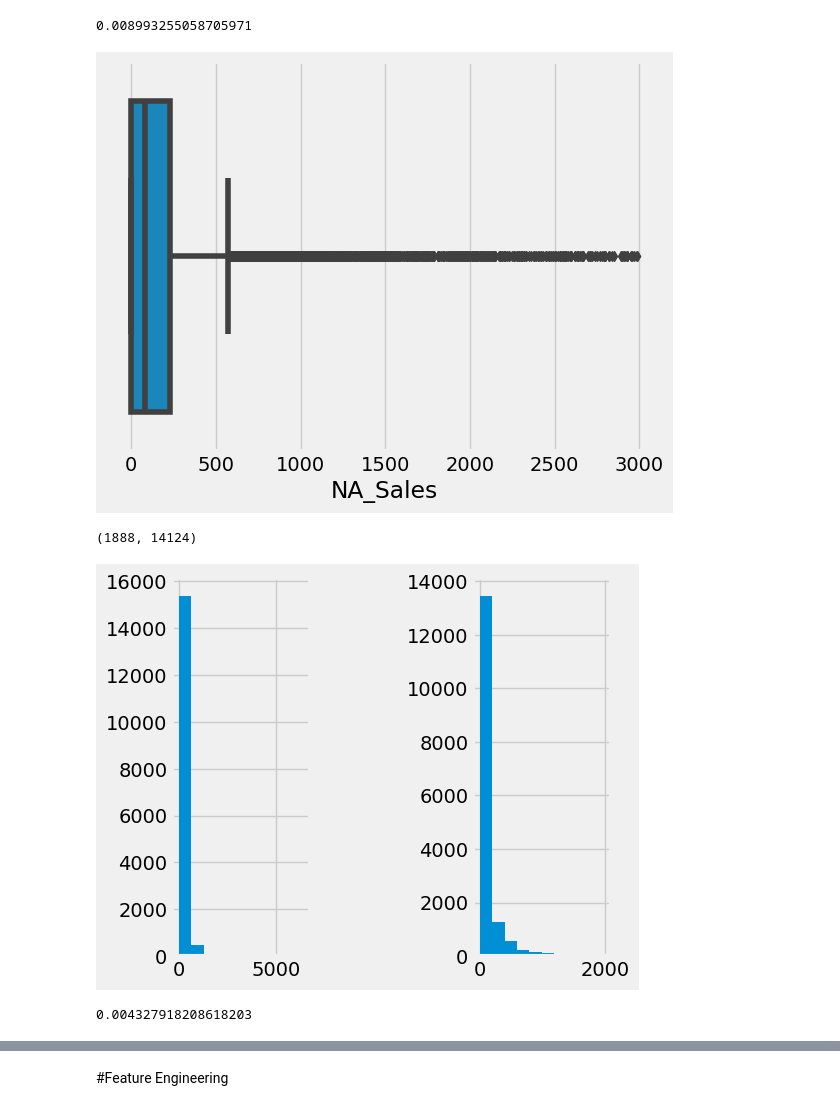
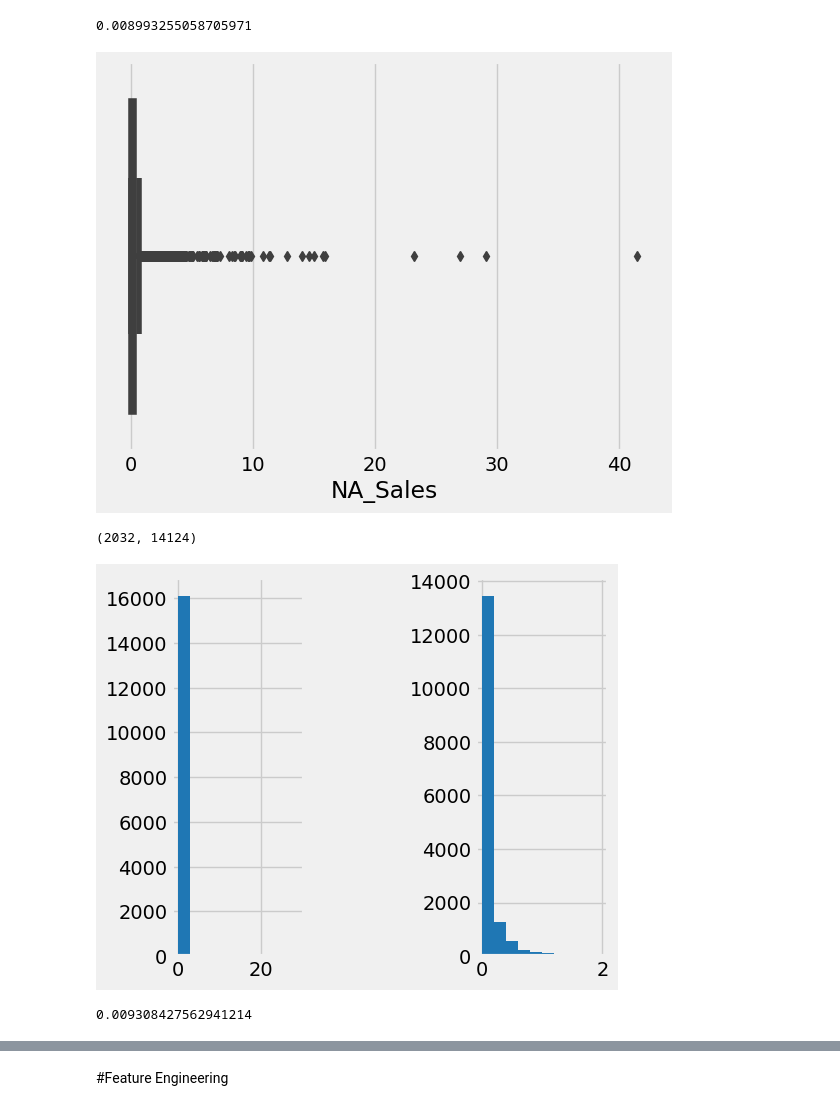
Before and after one commit to sseyonafre/Project, a Jupyter notebook: sprint1/AI_14_고세희_Section1.ipynb, the cells around one changed output, grey strips where cells are left out. Cells and saved outputs as stored; diff of their text form; code cells hidden in the pictures.

```diff
--- a/sprint1/AI_14_고세희_Section1.ipynb
+++ b/sprint1/AI_14_고세희_Section1.ipynb
@@ -285,8 +285,6 @@ Sales= ['NA_Sales','EU_Sales','JP_Sales','Other_Sales']
 for i in Sales:
   df[i] =df[i].replace({"K":"*0.001", "M":""}, regex=True).map(pd.eval)
 # %%
-df[Sales]=round(df[Sales]*1000)
+df[Sales]=round(df[Sales],2)
-# %%
-df[Sales]= df[Sales].astype(int)
 # %%
 #이상치확인
@@ -322,27 +319,27 @@ df.drop(index = df[df.NA_Sales>=3000].index,inplace=True)
 # 박스플롯을 그려보자
 sns.boxplot(x=df.NA_Sales);
 # %% [output]
-[figure, old version]
+[figure, new version]
 # %%
-#500이상인 부분은 너무 많아서 지워주지 않는다.
-len(df['NA_Sales'][df['NA_Sales']>=500]), len(df['NA_Sales'][df['NA_Sales']<500])
+#0.5이상인 부분은 너무 많아서 지워주지 않는다.
+len(df['NA_Sales'][df['NA_Sales']>=0.5]), len(df['NA_Sales'][df['NA_Sales']<0.5])
 # %% [output]
-(1888, 14124)
+(2032, 14124)
 # %%
 #동일한 과정을 세번 더 반복한다.
 #유럽판매량 이상치제거
 fig = plt.figure(figsize=(10,6))
 
 plt.subplot(131)
 ax1 = plt.hist(df['EU_Sales']); #EU의 히스토그램
 
 plt.subplot(132)
-ax2 = plt.hist(df['EU_Sales'][df['EU_Sales']<2000]); #EU 판매량 2000미만
+ax2 = plt.hist(df['EU_Sales'][df['EU_Sales']<2]); #EU 판매량 2미만
 fig.tight_layout(pad=5.0) #plot 간 간격설정
 # %% [output]
-[figure, old version]
+[figure, new version]
 # %%
-len(df['EU_Sales'][df['EU_Sales']>=2000])/ len(df['EU_Sales'][df['EU_Sales']<2000])
+len(df['EU_Sales'][df['EU_Sales']>=2])/ len(df['EU_Sales'][df['EU_Sales']<2])
 # %% [output]
-0.004327918208618203
+0.009308427562941214
 # %%
```
Also changed, not shown: parts of 37 cells of this notebook.
